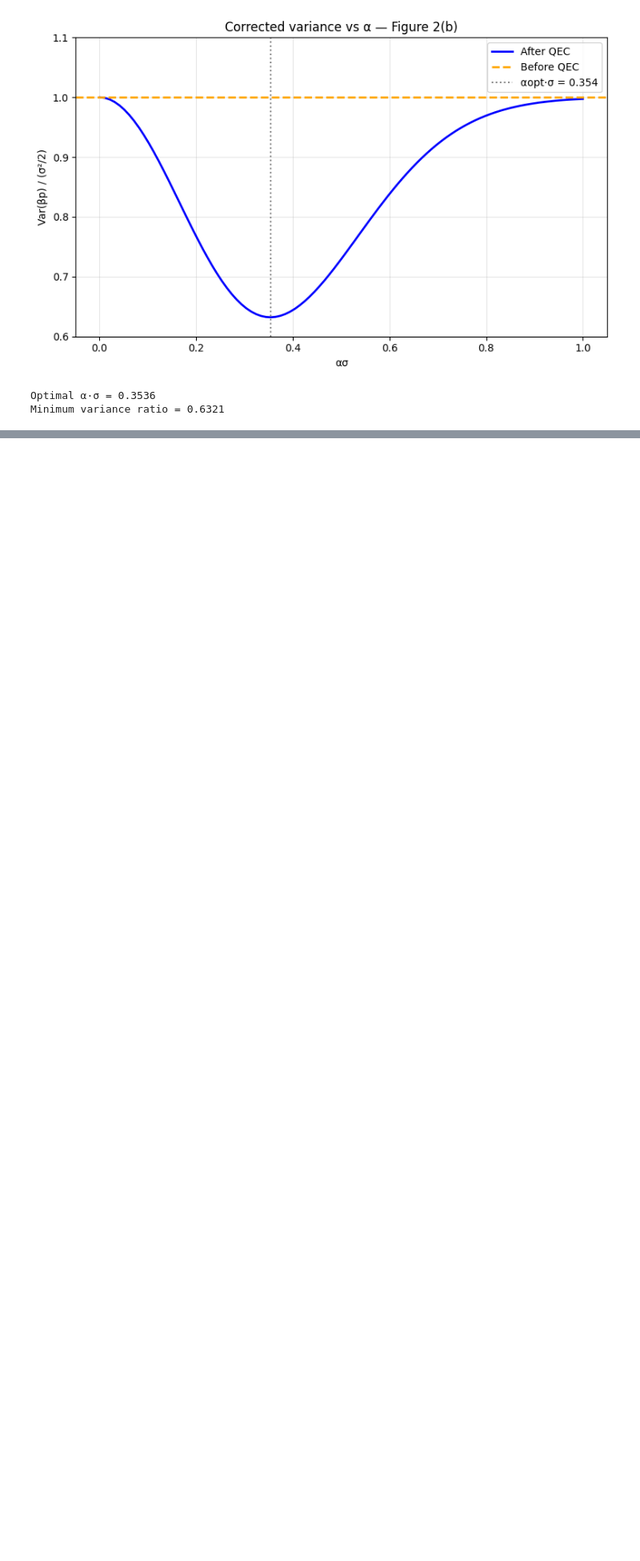
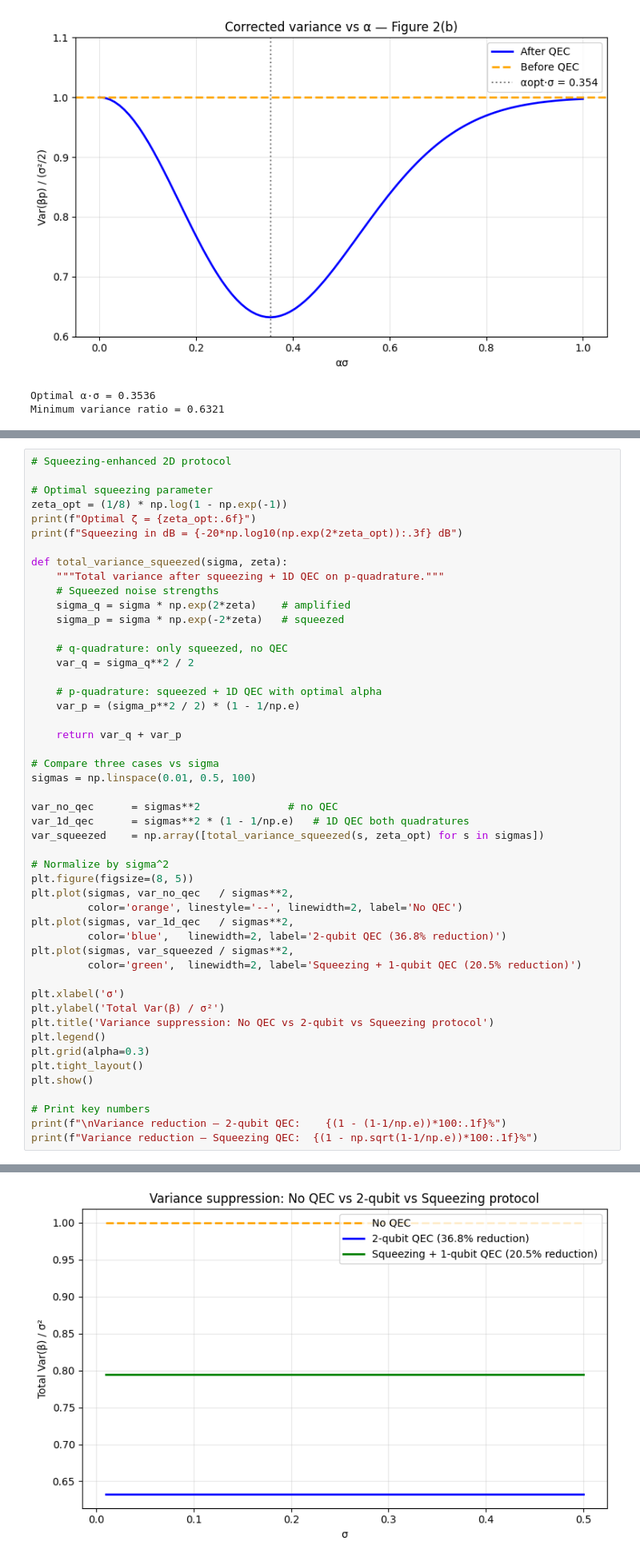
Before and after one commit to neginrazian/CV-QEC, a Jupyter notebook: cv_qec.ipynb, the cells around one changed output, grey strips where cells are left out. Shown at 80% size. Cells and saved outputs as stored; diff of their text form; blank space fills up the shorter version.

Commit message:
Add 2D displacement distribution for squeezing and 2-qubit QEC protocols

```diff
--- a/cv_qec.ipynb
+++ b/cv_qec.ipynb
@@ -174,0 +191,50 @@ Minimum variance ratio = 0.6321
+# %%
+# Squeezing-enhanced 2D protocol
+
+# Optimal squeezing parameter
+zeta_opt = (1/8) * np.log(1 - np.exp(-1))
+print(f"Optimal ζ = {zeta_opt:.6f}")
+print(f"Squeezing in dB = {-20*np.log10(np.exp(2*zeta_opt)):.3f} dB")
+
+def total_variance_squeezed(sigma, zeta):
+    """Total variance after squeezing + 1D QEC on p-quadrature."""
+    # Squeezed noise strengths
+    sigma_q = sigma * np.exp(2*zeta)    # amplified
+    sigma_p = sigma * np.exp(-2*zeta)   # squeezed
+
+    # q-quadrature: only squeezed, no QEC
+    var_q = sigma_q**2 / 2
+
+    # p-quadrature: squeezed + 1D QEC with optimal alpha
+    var_p = (sigma_p**2 / 2) * (1 - 1/np.e)
+
+    return var_q + var_p
+
+# Compare three cases vs sigma
+sigmas = np.linspace(0.01, 0.5, 100)
+
+var_no_qec      = sigmas**2              # no QEC
+var_1d_qec      = sigmas**2 * (1 - 1/np.e)   # 1D QEC both quadratures
+var_squeezed    = np.array([total_variance_squeezed(s, zeta_opt) for s in sigmas])
+
+# Normalize by sigma^2
+plt.figure(figsize=(8, 5))
+plt.plot(sigmas, var_no_qec   / sigmas**2,
+         color='orange', linestyle='--', linewidth=2, label='No QEC')
+plt.plot(sigmas, var_1d_qec   / sigmas**2,
+         color='blue',   linewidth=2, label='2-qubit QEC (36.8% reduction)')
+plt.plot(sigmas, var_squeezed / sigmas**2,
+         color='green',  linewidth=2, label='Squeezing + 1-qubit QEC (20.5% reduction)')
+
+plt.xlabel('σ')
+plt.ylabel('Total Var(β) / σ²')
+plt.title('Variance suppression: No QEC vs 2-qubit vs Squeezing protocol')
+plt.legend()
+plt.grid(alpha=0.3)
+plt.tight_layout()
+plt.show()
+
+# Print key numbers
+print(f"\nVariance reduction — 2-qubit QEC:    {(1 - (1-1/np.e))*100:.1f}%")
+print(f"Variance reduction — Squeezing QEC:  {(1 - np.sqrt(1-1/np.e))*100:.1f}%")
+# %% [output]
@@ -174,0 +243 @@ Minimum variance ratio = 0.6321
+[figure, added]
```
Also changed, not shown: parts of 7 cells of this notebook.
